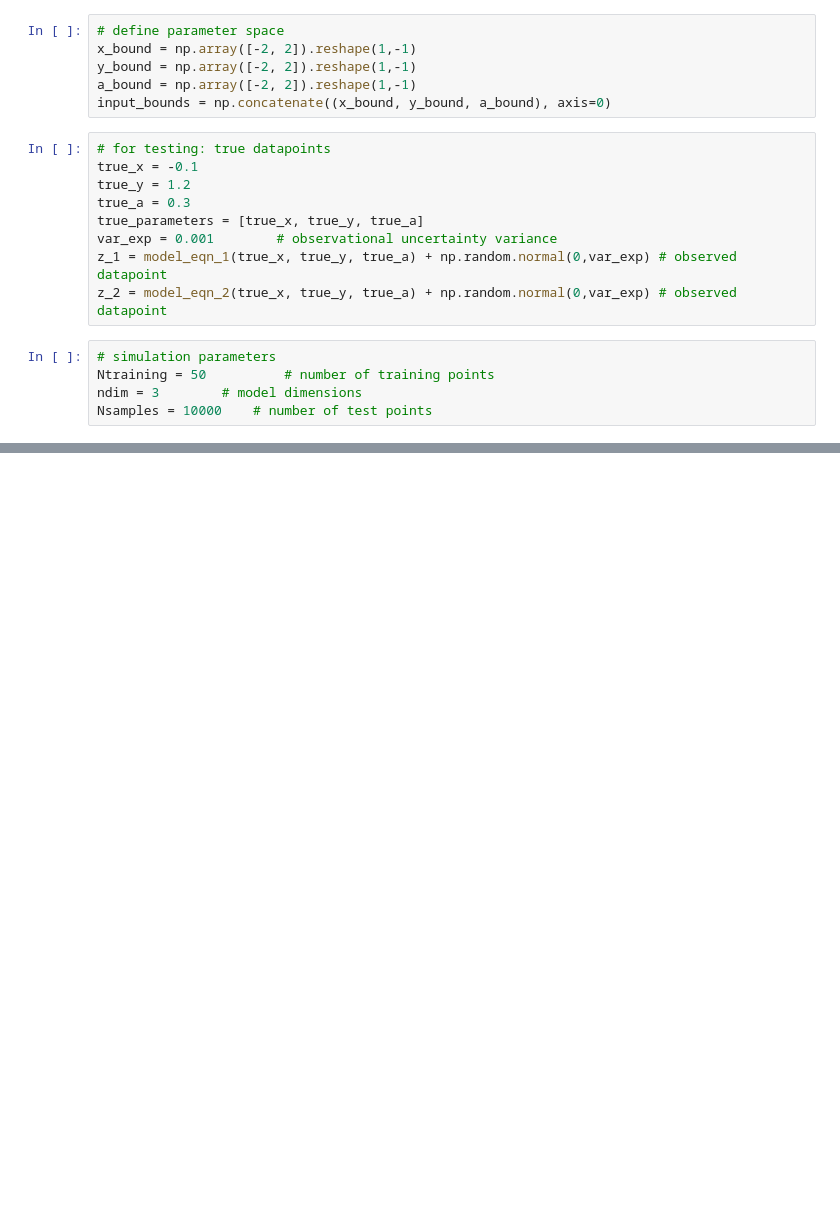
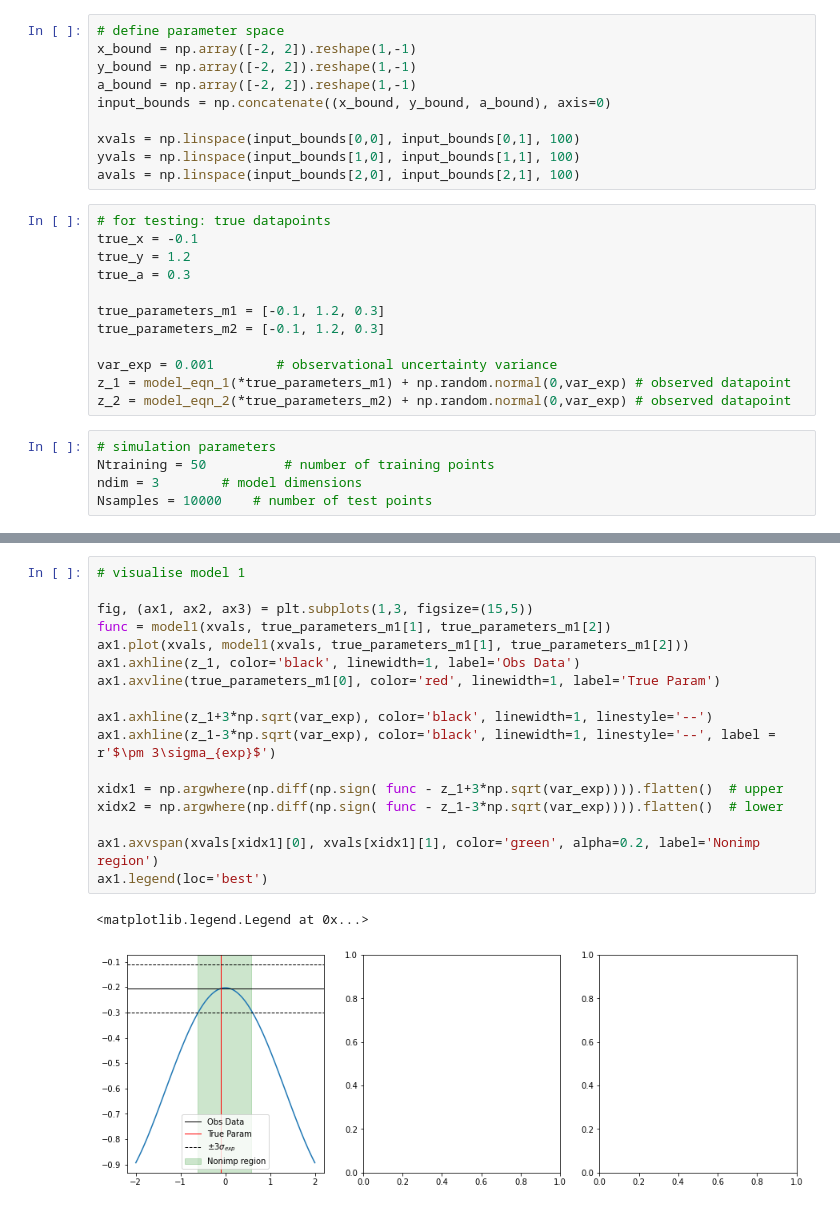
Before and after one commit to elliemay481/HistoryMatching, a Jupyter notebook: Prepackage/3Dnotebook.ipynb, the cells around one changed output, grey strips where cells are left out. Saved outputs shown, nothing was run; the diff lists cells and outputs as text; blank space fills up the shorter version.

Commit message:
Plot 1D models, 2 outputs

```diff
--- a/Prepackage/3Dnotebook.ipynb
+++ b/Prepackage/3Dnotebook.ipynb
@@ -27,15 +27,22 @@ x_bound = np.array([-2, 2]).reshape(1,-1)
 y_bound = np.array([-2, 2]).reshape(1,-1)
 a_bound = np.array([-2, 2]).reshape(1,-1)
 input_bounds = np.concatenate((x_bound, y_bound, a_bound), axis=0)
+
+xvals = np.linspace(input_bounds[0,0], input_bounds[0,1], 100)
+yvals = np.linspace(input_bounds[1,0], input_bounds[1,1], 100)
+avals = np.linspace(input_bounds[2,0], input_bounds[2,1], 100)
 # %%
 # for testing: true datapoints
 true_x = -0.1
 true_y = 1.2
 true_a = 0.3
-true_parameters = [true_x, true_y, true_a]
+
+true_parameters_m1 = [-0.1, 1.2, 0.3]
+true_parameters_m2 = [-0.1, 1.2, 0.3]
+
 var_exp = 0.001        # observational uncertainty variance
-z_1 = model_eqn_1(true_x, true_y, true_a) + np.random.normal(0,var_exp) # observed datapoint
-z_2 = model_eqn_2(true_x, true_y, true_a) + np.random.normal(0,var_exp) # observed datapoint
+z_1 = model_eqn_1(*true_parameters_m1) + np.random.normal(0,var_exp) # observed datapoint
+z_2 = model_eqn_2(*true_parameters_m2) + np.random.normal(0,var_exp) # observed datapoint
 # %%
 # simulation parameters
 Ntraining = 50          # number of training points
@@ -49,0 +51,20 @@ SyntaxError: unexpected EOF while parsing (<ipython-input-10-0b99df3752b9>, line
+# %%
+# visualise model 1
+
+fig, (ax1, ax2, ax3) = plt.subplots(1,3, figsize=(15,5))
+func = model1(xvals, true_parameters_m1[1], true_parameters_m1[2])
+ax1.plot(xvals, model1(xvals, true_parameters_m1[1], true_parameters_m1[2]))
+ax1.axhline(z_1, color='black', linewidth=1, label='Obs Data')
+ax1.axvline(true_parameters_m1[0], color='red', linewidth=1, label='True Param')
+
+ax1.axhline(z_1+3*np.sqrt(var_exp), color='black', linewidth=1, linestyle='--')
+ax1.axhline(z_1-3*np.sqrt(var_exp), color='black', linewidth=1, linestyle='--', label = r'$\pm 3\sigma_{exp}$')
+
+xidx1 = np.argwhere(np.diff(np.sign( func - z_1+3*np.sqrt(var_exp)))).flatten()  # upper
+xidx2 = np.argwhere(np.diff(np.sign( func - z_1-3*np.sqrt(var_exp)))).flatten()  # lower
+
+ax1.axvspan(xvals[xidx1][0], xvals[xidx1][1], color='green', alpha=0.2, label='Nonimp region')
+ax1.legend(loc='best')
+# %% [output]
+<matplotlib.legend.Legend at 0x...>
+[figure, added]
```
Also changed, not shown: parts of 2 cells of this notebook.
